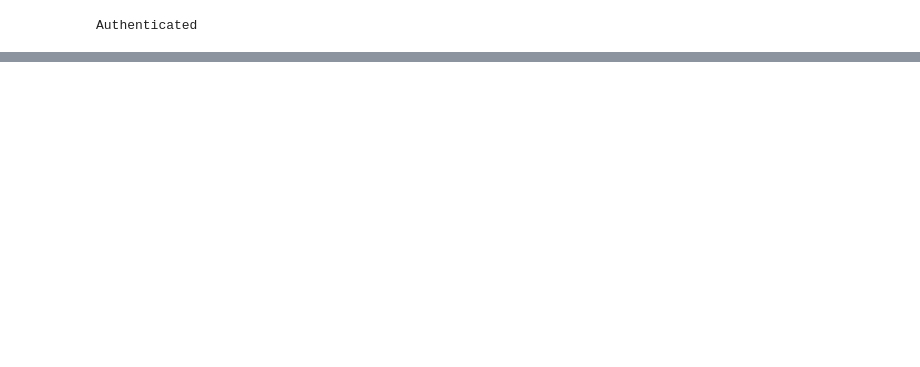
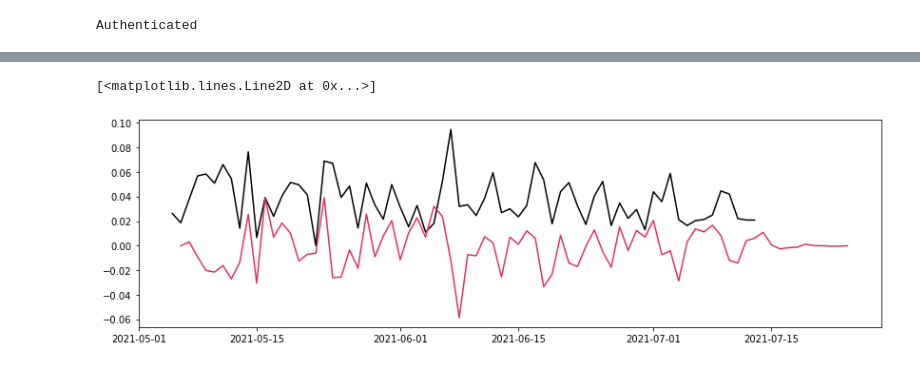
Before and after one commit to MekdiYilma/HumanitarianCrisisPrediction, a Jupyter notebook: notebooks/ARIMA_model.ipynb, the cells around one changed output, grey strips where cells are left out. Saved outputs shown, nothing was run; the diff lists cells and outputs as text; code cells hidden in the pictures; blank space fills up the shorter version.

```diff
--- a/notebooks/ARIMA_model.ipynb
+++ b/notebooks/ARIMA_model.ipynb
@@ -297,0 +311,4 @@ model.plot_predict(1,90)
+# %%
+end=len(yemen_df_grouped['mean'])
+pred = model.predict(start=1, end=end+10)
+pred
@@ -297,0 +328,7 @@ model.plot_predict(1,90)
+# %%
+plt.figure(figsize=(14,4))
+plt.plot(yemen_df_grouped['mean'], color='black')
+plt.plot(pred, color='#DE3163')
+# %% [output]
+[<matplotlib.lines.Line2D at 0x...>]
+[figure, added]
```
Also changed, not shown: parts of 19 cells of this notebook.
